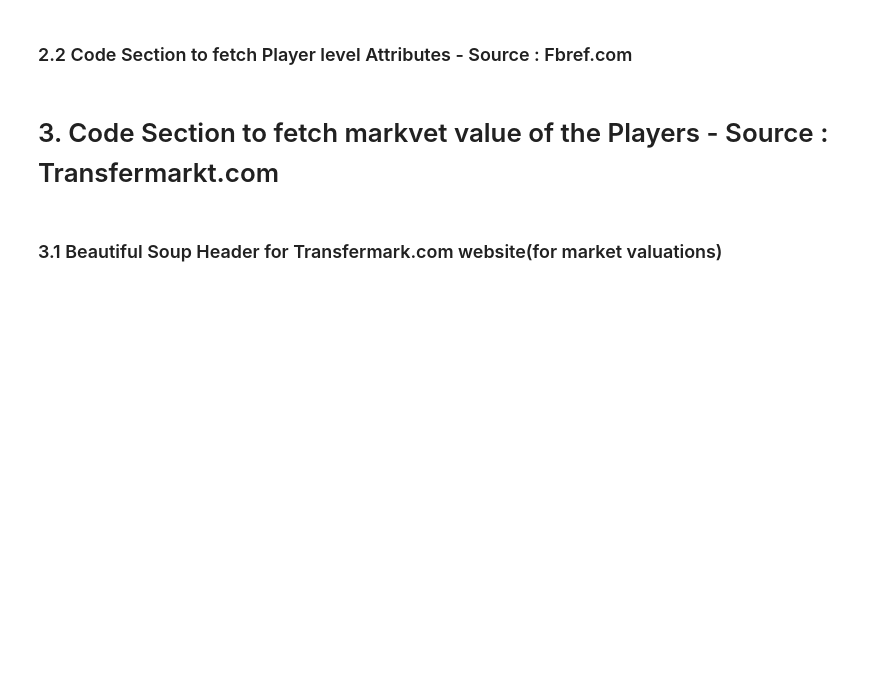
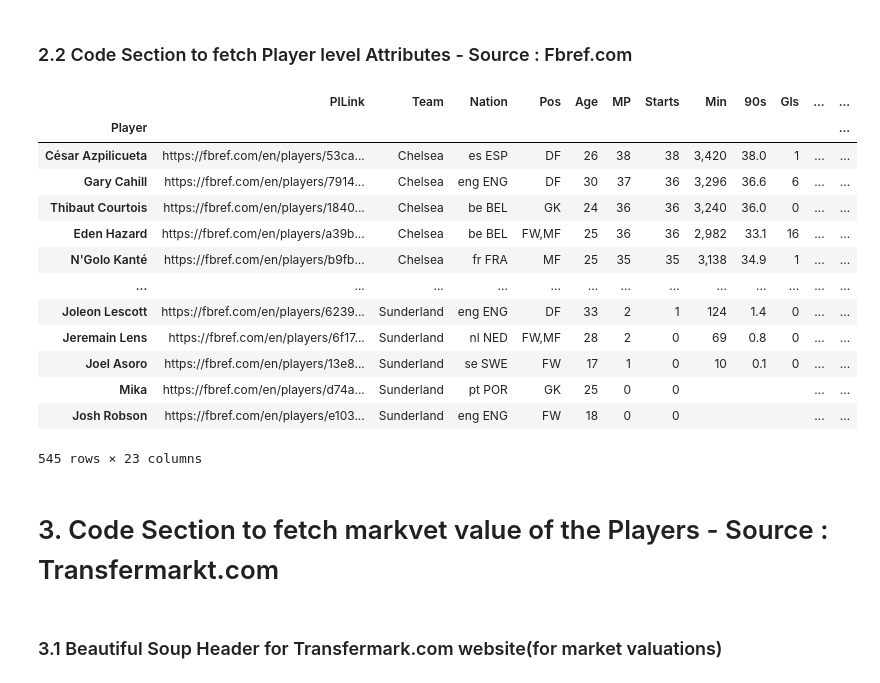
Before and after one commit to anubhavpar/Project_2, a Jupyter notebook: fbref.ipynb, the cells around one changed output. Drawn from its saved outputs; the diff is of its cells as text; code cells hidden in the pictures; blank space fills up the shorter version.

```diff
--- a/fbref.ipynb
+++ b/fbref.ipynb
@@ -108,0 +163,17 @@ Players_Info_outer_merged = pd.merge(Players_Info_df, Players_Attr_df,
+# %%
+Players_Info_outer_merged
+# %% [output]
+|  | PlLink | Team | Nation | Pos | Age | MP | Starts | Min | 90s | Gls | ... | ... |
+| Player |  |  |  |  |  |  |  |  |  |  |  | ... |
+| César Azpilicueta | https://fbref.com/en/players/53ca... | Chelsea | es ESP | DF | 26 | 38 | 38 | 3,420 | 38.0 | 1 | ... | ... |
+| Gary Cahill | https://fbref.com/en/players/7914... | Chelsea | eng ENG | DF | 30 | 37 | 36 | 3,296 | 36.6 | 6 | ... | ... |
+| Thibaut Courtois | https://fbref.com/en/players/1840... | Chelsea | be BEL | GK | 24 | 36 | 36 | 3,240 | 36.0 | 0 | ... | ... |
+| Eden Hazard | https://fbref.com/en/players/a39b... | Chelsea | be BEL | FW,MF | 25 | 36 | 36 | 2,982 | 33.1 | 16 | ... | ... |
+| N'Golo Kanté | https://fbref.com/en/players/b9fb... | Chelsea | fr FRA | MF | 25 | 35 | 35 | 3,138 | 34.9 | 1 | ... | ... |
+| ... | ... | ... | ... | ... | ... | ... | ... | ... | ... | ... | ... | ... |
+| Joleon Lescott | https://fbref.com/en/players/6239... | Sunderland | eng ENG | DF | 33 | 2 | 1 | 124 | 1.4 | 0 | ... | ... |
+| Jeremain Lens | https://fbref.com/en/players/6f17... | Sunderland | nl NED | FW,MF | 28 | 2 | 0 | 69 | 0.8 | 0 | ... | ... |
+| Joel Asoro | https://fbref.com/en/players/13e8... | Sunderland | se SWE | FW | 17 | 1 | 0 | 10 | 0.1 | 0 | ... | ... |
+| Mika | https://fbref.com/en/players/d74a... | Sunderland | pt POR | GK | 25 | 0 | 0 |  |  |  | ... | ... |
+| Josh Robson | https://fbref.com/en/players/e103... | Sunderland | eng ENG | FW | 18 | 0 | 0 |  |  |  | ... | ... |
+545 rows × 23 columns
```
Also changed, not shown: parts of 31 cells of this notebook.
